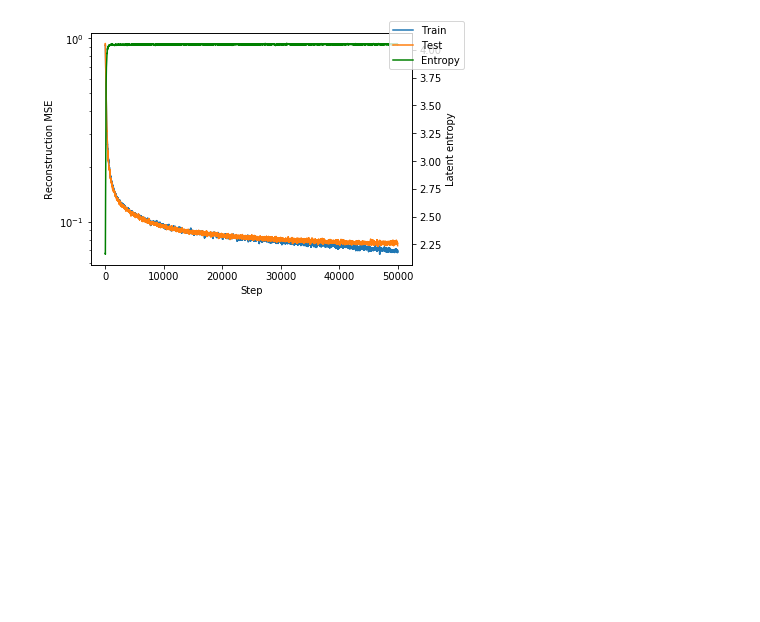
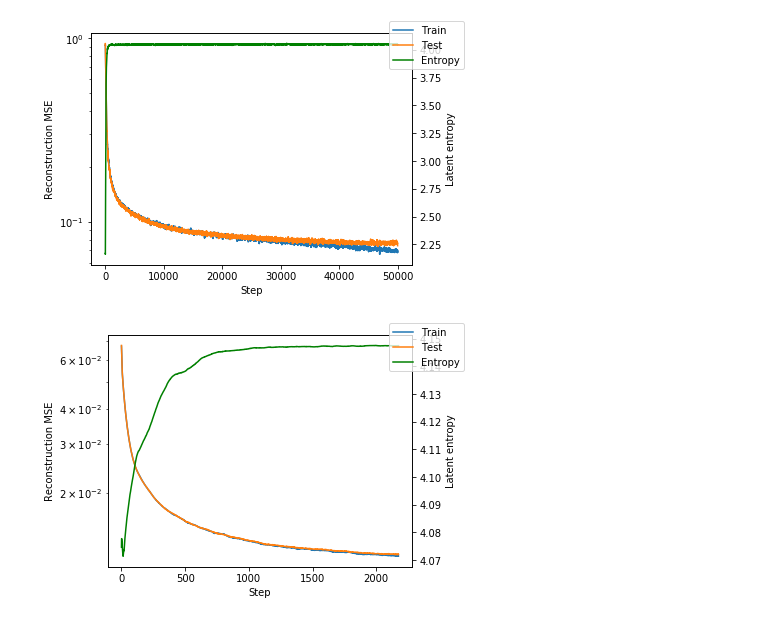
Before and after one commit to unixpickle/vq-draw, a Jupyter notebook: training_logs/plots.ipynb, the cells around one changed output. Cells and saved outputs as stored; diff of their text form; code cells hidden in the pictures; blank space fills up the shorter version.

Commit message:
add CIFAR results

```diff
--- a/training_logs/plots.ipynb
+++ b/training_logs/plots.ipynb
@@ -78,3 +78,7 @@ plot_log(parse_log('svhn_log.txt', step_interval=16))
 plot_log(parse_log('mnist_log.txt'))
 # %% [output]
 [figure]
+# %%
+plot_log(parse_log('cifar_log.txt', step_interval=16))
+# %% [output]
+[figure, added]
```
Also changed, not shown: 3 other files.
